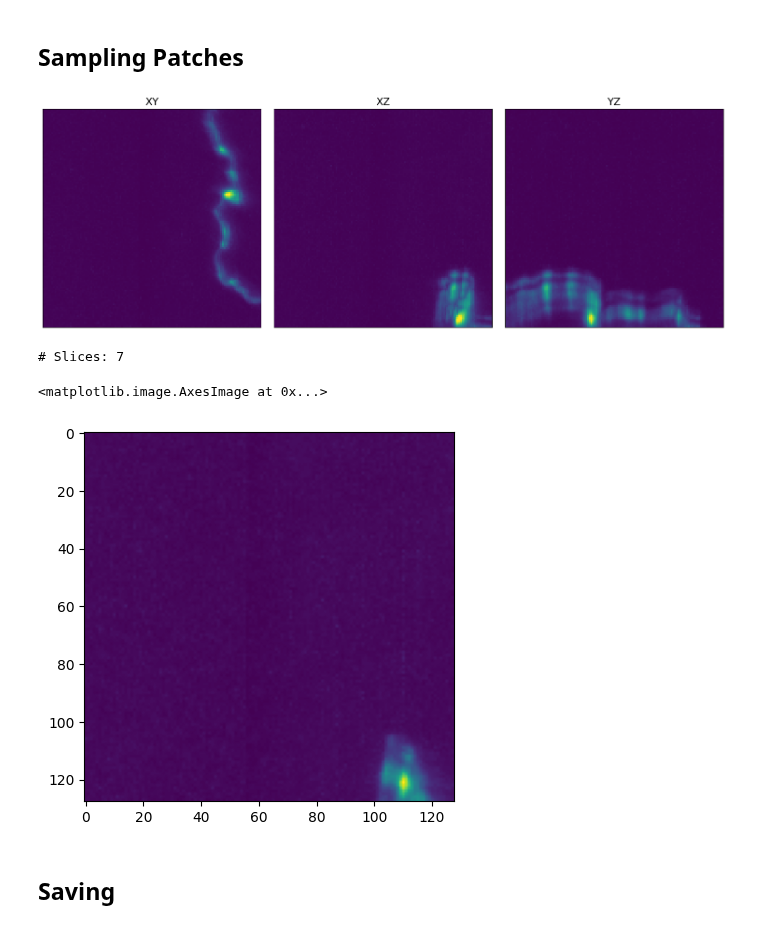
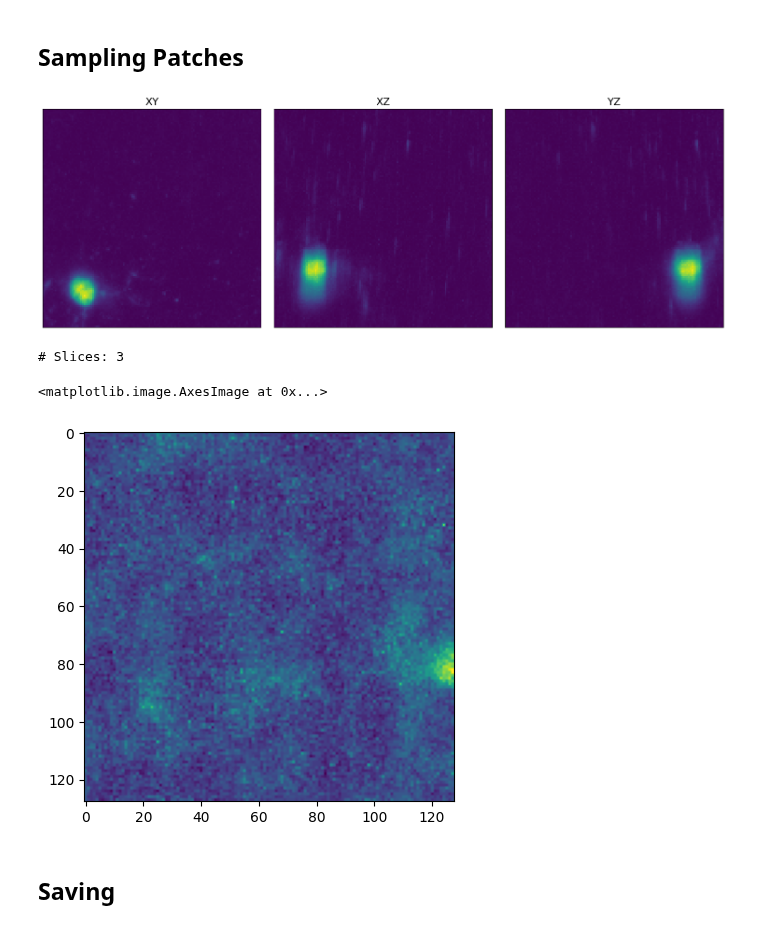
Before and after one commit to AllenNeuralDynamics/aind-exaspim-soma-detection, a Jupyter notebook: code/deconvolution_notebook.ipynb, the cells around one changed output. Drawn from its saved outputs; the diff is of its cells as text; code cells hidden in the pictures.

```diff
--- a/code/deconvolution_notebook.ipynb
+++ b/code/deconvolution_notebook.ipynb
@@ -138,7 +138,7 @@ def sample_chunk_from_large_arr(arr, shape):
     while cnt < 25:
         start_idxs = [rand(0, s1 - s2) for s1, s2 in zip(arr.shape, shape)]
         slices = [slice(idx, idx + cs) for idx, cs in zip(start_idxs, shape)]
-        if np.sum(arr[tuple(slices)] > 0.7) > 1000:
+        if np.sum(arr[tuple(slices)] > 0.7) > 0:
             return arr[tuple(slices)]
         else:
             cnt += 1
@@ -148,11 +148,11 @@ def sample_chunk_from_large_arr(arr, shape):
 
 def sample_projection(arr, axis):
     cnt = 0
-    n_slices = np.random.randint(5, 15)
+    n_slices = np.random.randint(2, 15)
     while cnt < 25:
         start = np.random.randint(0, 127 - n_slices)
         projection = compute_slice_projection(arr, start, n_slices, axis)
-        if np.sum(projection > 0.6) > 200:
+        if np.sum(projection > 0.6) > 0:
             print("# Slices:", n_slices)
             return projection
         else:
@@ -179,14 +179,14 @@ normalized_img_chunk = normalized_img_chunk / np.percentile(img_chunk, 99)
 sampled_chunk = sample_chunk_from_large_arr(normalized_img_chunk, (128, 128, 128))
 plot_mips(sampled_chunk, clip_bool=False)
 # %% [output]
-[figure, old version]
+[figure, new version]
 # %%
-projection = sample_projection(sampled_chunk, 1)
+projection = sample_projection(sampled_chunk, 0)
 plt.imshow(projection)
 # %% [output]
-# Slices: 7
+# Slices: 3
 <matplotlib.image.AxesImage at 0x...>
-[figure, old version]
+[figure, new version]
 # %% [markdown]
 ## Saving
 # %%
```
Also changed, not shown: parts of 4 cells of this notebook, 6 other files.
